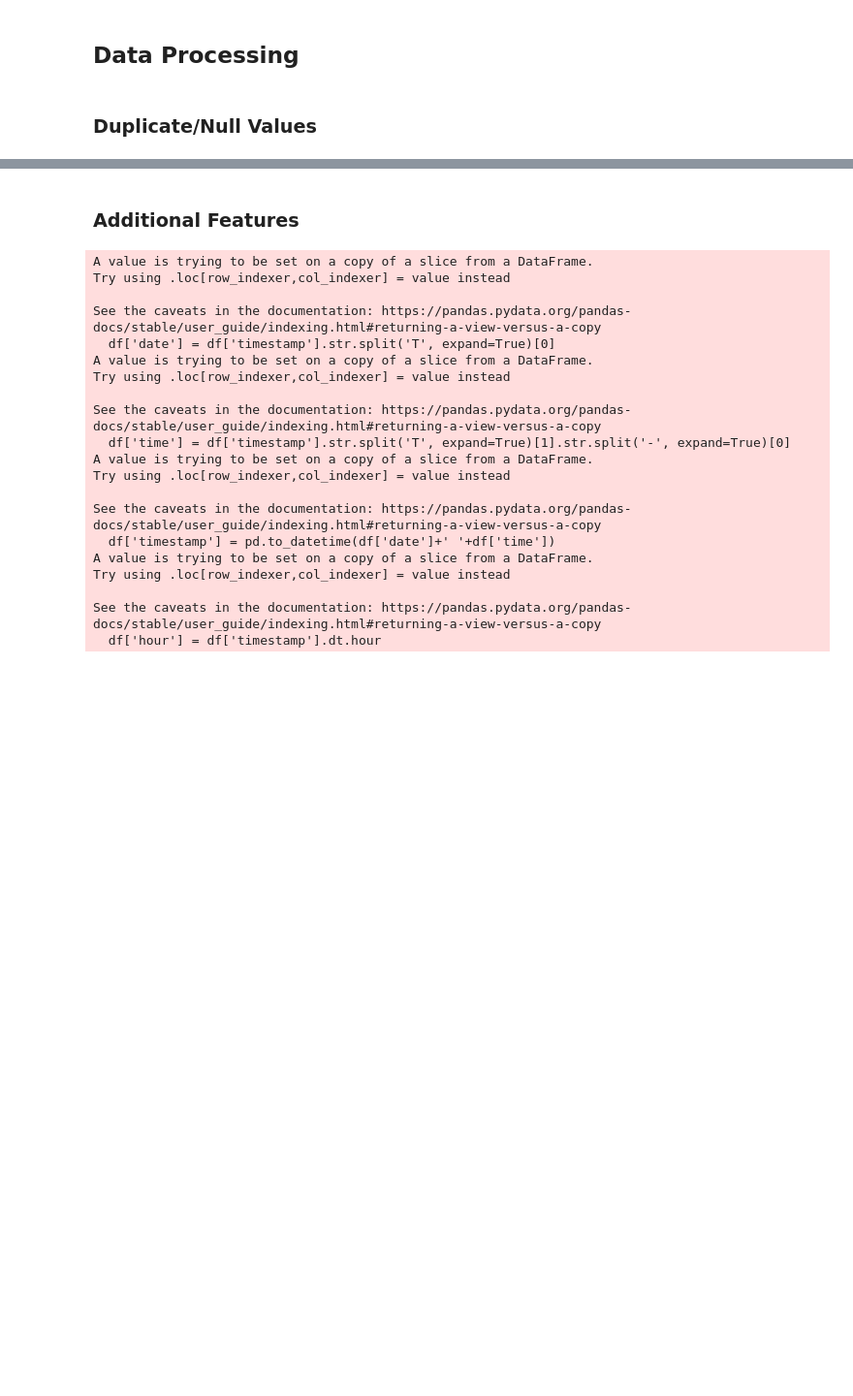
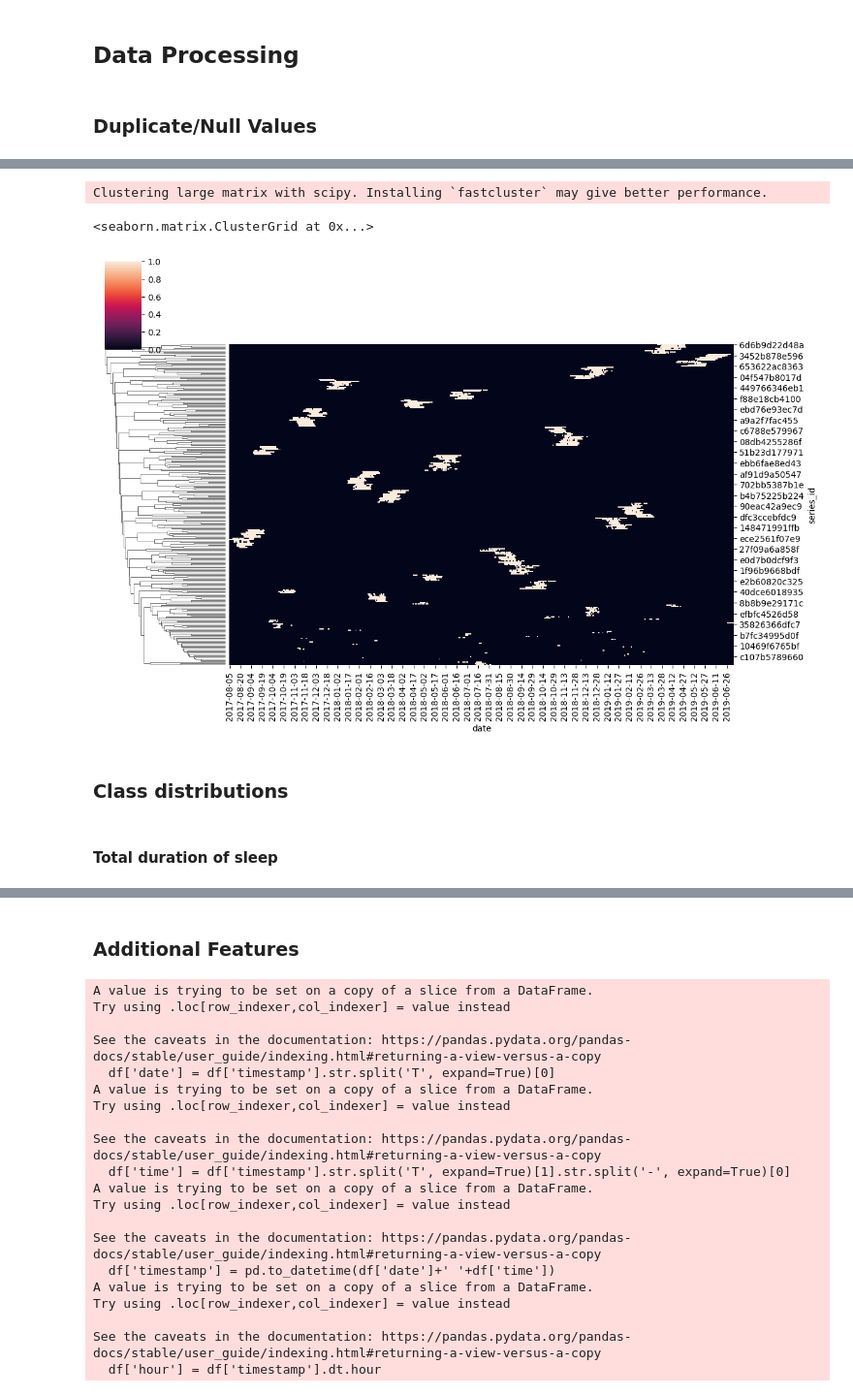
Before and after one commit to AmirMohammadiKarbalaei/Detect-Sleep-States-CMI, a Jupyter notebook: notebooks/eda - 1.0.ipynb, the cells around one changed output, grey strips where cells are left out. Shown at 97% size. Cells and saved outputs as stored; diff of their text form; code cells hidden in the pictures; blank space fills up the shorter version.

```diff
--- a/notebooks/eda - 1.0.ipynb
+++ b/notebooks/eda - 1.0.ipynb
@@ -121,0 +159,14 @@ plot(null_counts,"bar",Title)
+# %%
+new_train_events = train_events.copy()
+
+df_pivot = new_train_events.pivot_table(columns='date', index='series_id', values='step', aggfunc='count')
+
+df_pivot = (~df_pivot.isna()).fillna(0).astype(np.uint8)
+
+sns.clustermap(df_pivot, col_cluster=False, figsize=(12, 8))
+# %% [output]
+Clustering large matrix with scipy. Installing `fastcluster` may give better performance.
+<seaborn.matrix.ClusterGrid at 0x...>
+[figure, added]
+# %% [markdown]
+### Class distributions
@@ -121,0 +206,2 @@ plot(null_counts,"bar",Title)
+# %% [markdown]
+#### Total duration of sleep
```
Also changed, not shown: parts of 33 cells of this notebook, 3 other files.
